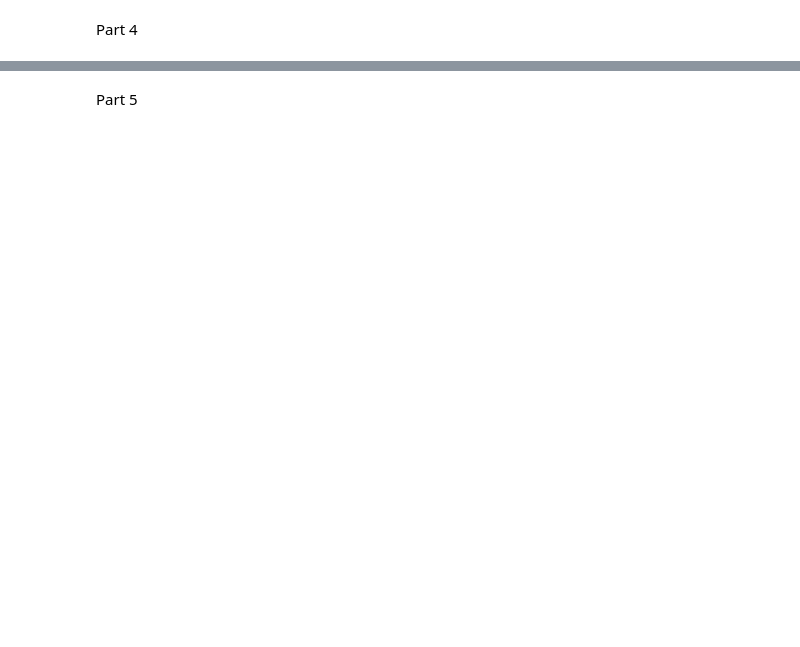
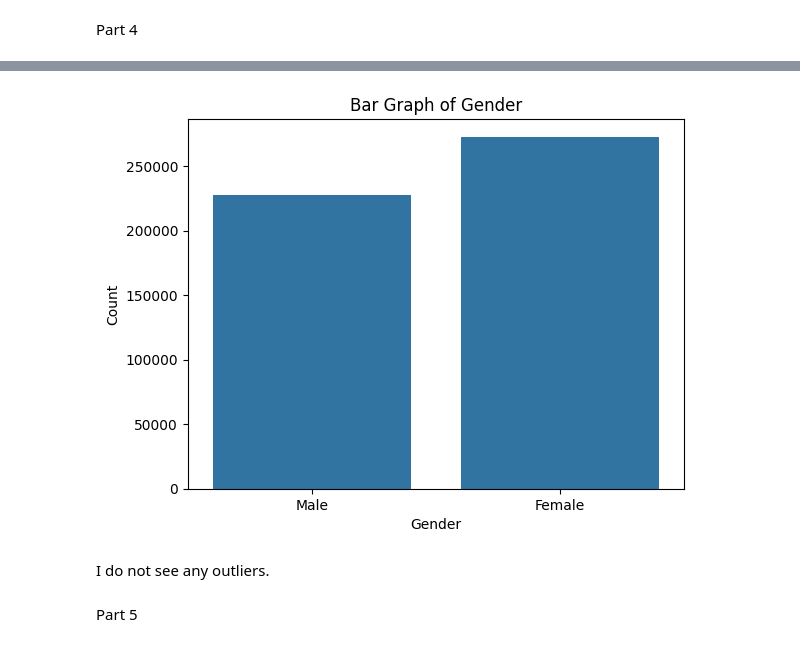
Before and after one commit to EllaThomasson/labs-ds3001, a Jupyter notebook: EDALab_EllaThomasson.ipynb, the cells around one changed output, grey strips where cells are left out. Saved outputs shown, nothing was run; the diff lists cells and outputs as text; code cells hidden in the pictures; blank space fills up the shorter version.

```diff
--- a/EDALab_EllaThomasson.ipynb
+++ b/EDALab_EllaThomasson.ipynb
@@ -238,2 +405,13 @@ Part 4
+# %%
+# Bar graph for categorical variable 'Gender'
+sns.countplot(x='Gender', data=subset)
+plt.title('Bar Graph of Gender')
+plt.xlabel('Gender')
+plt.ylabel('Count')
+plt.show()
+# %% [output]
+[figure, added]
+# %% [markdown]
+I do not see any outliers.
 # %% [markdown]
 Part 5
```
Also changed, not shown: parts of 28 cells of this notebook.
